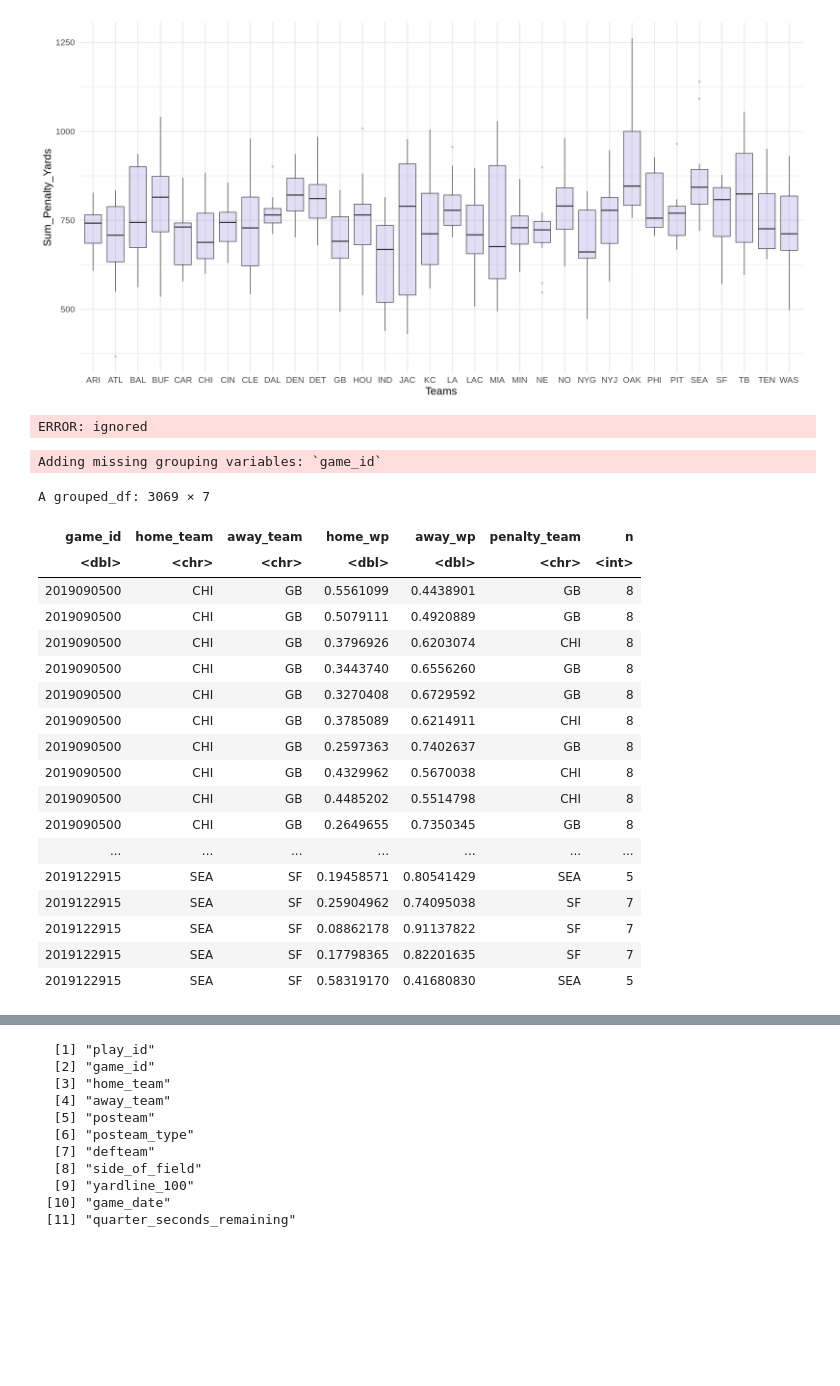
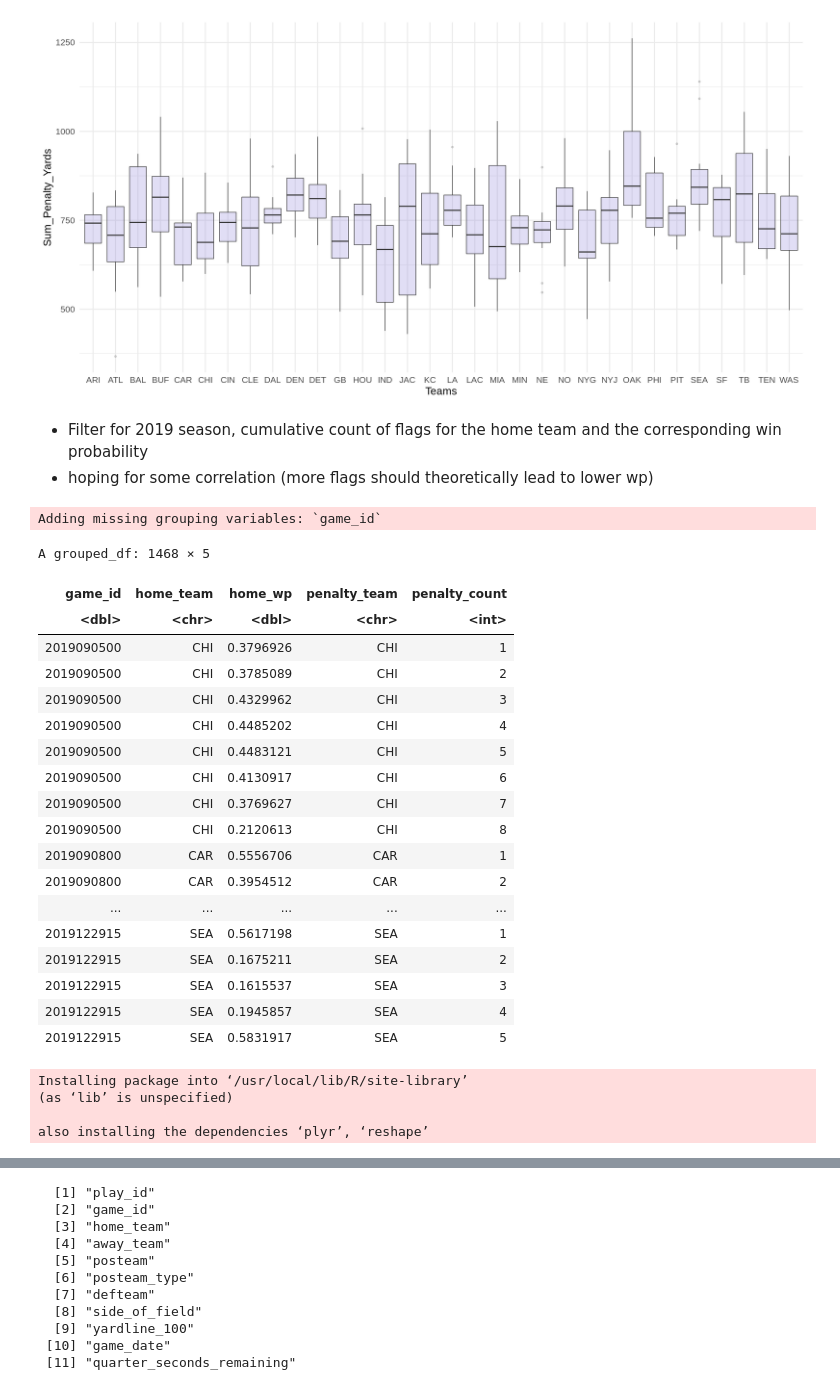
Before and after one commit to rennerm1/NFL-Data-Science-Project, a Jupyter notebook: playingaround.ipynb, the cells around one changed output, grey strips where cells are left out. Drawn from its saved outputs; the diff is of its cells as text; code cells hidden in the pictures; blank space fills up the shorter version.

Commit message:
WP/FLAG Correlation Analysis

```diff
--- a/playingaround.ipynb
+++ b/playingaround.ipynb
@@ -345,36 +319,41 @@ ggplot(penalty_teams_yards, aes(x=(penalty_team), y=Sum_Penalty_Yards)) +
 Warning message:
 “Removed 3 rows containing non-finite values (stat_boxplot).”
 [figure]
-# %%
-pbp_all_rp %>%
-cor(wp, penalty, method = c("pearson", "kendall", "spearman"))
-# %% [output]
-ERROR: ignored
+# %% [markdown]
+- Filter for 2019 season, cumulative count of flags for the home team and the corresponding win probability
+- hoping for some correlation (more flags should theoretically lead to lower wp)
 # %%
 pbp_all_rp %>%
-group_by(game_id) %>%
-filter(season == 2019, penalty==1) %>%
-select(home_team, away_team, home_wp, away_wp, penalty_team) %>%
-add_count(penalty_team) -> correlation_team
+group_by(game_id, penalty_team) %>%
+filter(season == 2019, penalty==1, home_team==penalty_team) %>%
+select(home_team, home_wp, penalty_team) %>%
+mutate(penalty_count = row_number()) -> correlation_team
 correlation_team
 # %% [output]
 Adding missing grouping variables: `game_id`
-A grouped_df: 3069 × 7
+A grouped_df: 1468 × 5
-| game_id | home_team | away_team | home_wp | away_wp | penalty_team | n |
-| <dbl> | <chr> | <chr> | <dbl> | <dbl> | <chr> | <int> |
-| 2019090500 | CHI | GB | 0.5561099 | 0.4438901 | GB | 8 |
-| 2019090500 | CHI | GB | 0.5079111 | 0.4920889 | GB | 8 |
-| 2019090500 | CHI | GB | 0.3796926 | 0.6203074 | CHI | 8 |
-| 2019090500 | CHI | GB | 0.3443740 | 0.6556260 | GB | 8 |
-| 2019090500 | CHI | GB | 0.3270408 | 0.6729592 | GB | 8 |
-| 2019090500 | CHI | GB | 0.3785089 | 0.6214911 | CHI | 8 |
-| 2019090500 | CHI | GB | 0.2597363 | 0.7402637 | GB | 8 |
-| 2019090500 | CHI | GB | 0.4329962 | 0.5670038 | CHI | 8 |
-| 2019090500 | CHI | GB | 0.4485202 | 0.5514798 | CHI | 8 |
-| 2019090500 | CHI | GB | 0.2649655 | 0.7350345 | GB | 8 |
-| ... | ... | ... | ... | ... | ... | ... |
-| 2019122915 | SEA | SF | 0.19458571 | 0.80541429 | SEA | 5 |
-| 2019122915 | SEA | SF | 0.25904962 | 0.74095038 | SF | 7 |
-| 2019122915 | SEA | SF | 0.08862178 | 0.91137822 | SF | 7 |
-| 2019122915 | SEA | SF | 0.17798365 | 0.82201635 | SF | 7 |
-| 2019122915 | SEA | SF | 0.58319170 | 0.41680830 | SEA | 5 |
+| game_id | home_team | home_wp | penalty_team | penalty_count |
+| <dbl> | <chr> | <dbl> | <chr> | <int> |
+| 2019090500 | CHI | 0.3796926 | CHI | 1 |
+| 2019090500 | CHI | 0.3785089 | CHI | 2 |
+| 2019090500 | CHI | 0.4329962 | CHI | 3 |
+| 2019090500 | CHI | 0.4485202 | CHI | 4 |
+| 2019090500 | CHI | 0.4483121 | CHI | 5 |
+| 2019090500 | CHI | 0.4130917 | CHI | 6 |
+| 2019090500 | CHI | 0.3769627 | CHI | 7 |
+| 2019090500 | CHI | 0.2120613 | CHI | 8 |
+| 2019090800 | CAR | 0.5556706 | CAR | 1 |
+| 2019090800 | CAR | 0.3954512 | CAR | 2 |
+| ... | ... | ... | ... | ... |
+| 2019122915 | SEA | 0.5617198 | SEA | 1 |
+| 2019122915 | SEA | 0.1675211 | SEA | 2 |
+| 2019122915 | SEA | 0.1615537 | SEA | 3 |
+| 2019122915 | SEA | 0.1945857 | SEA | 4 |
+| 2019122915 | SEA | 0.5831917 | SEA | 5 |
+# %%
+install.packages("GGally")
+# %% [output]
+Installing package into ‘/usr/local/lib/R/site-library’
+(as ‘lib’ is unspecified)
+
+also installing the dependencies ‘plyr’, ‘reshape’
```
Also changed, not shown: parts of 9 cells of this notebook.
